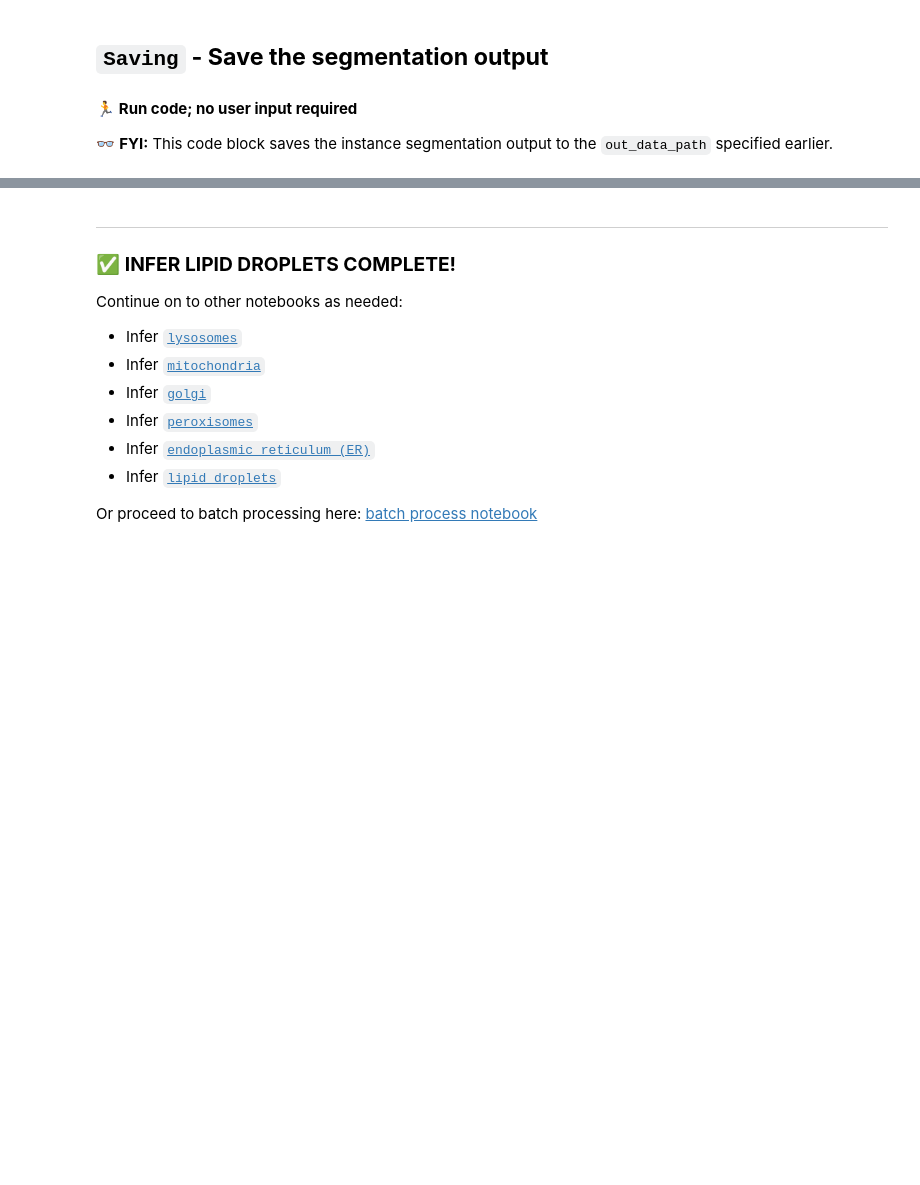
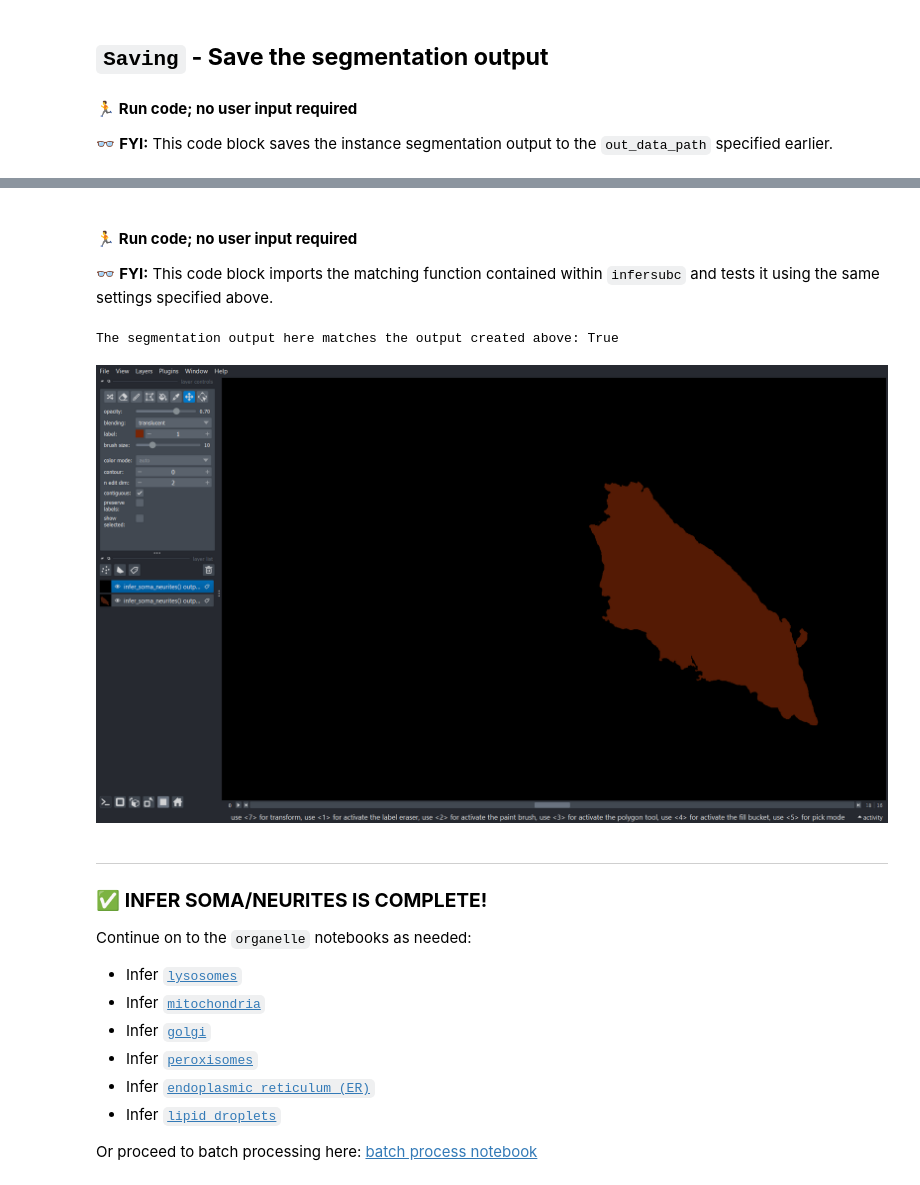
Before and after one commit to SCohenLab/infer-subc, a Jupyter notebook: notebooks/part_1_segmentation_workflows/1.8_infer_soma_neurites.ipynb, the cells around one changed output, grey strips where cells are left out. Cells and saved outputs as stored; diff of their text form; code cells hidden in the pictures; blank space fills up the shorter version.

```diff
--- a/notebooks/part_1_segmentation_workflows/1.8_infer_soma_neurites.ipynb
+++ b/notebooks/part_1_segmentation_workflows/1.8_infer_soma_neurites.ipynb
@@ -270,3 +283,6 @@ Afterwards, the soma segmentation is added to Napari for visualization.
 # %%
+# segment the soma from the cell mask
 soma_initial = infer_soma_from_mask(cell_mask, radii_mask, method)
-viewer.add_labels(soma_initial, name="Initial Soma Segmentation", scale=scale)
+
+# adding image to Napari as a new layer
+viewer.add_image(soma_initial, name="Initial Soma Segmentation", scale=scale, blending='additive', colormap='magenta')
@@ -288,3 +307,6 @@ Using the radii found in step 2, smaller sections of the neurites are temporaril
 # %%
+# segment the neurites from the soma and cell mask; apply size filter to exclude small pieces
 neurites_initial = infer_neurites_from_mask(cell_mask, radii_mask, soma_initial, method)
-viewer.add_labels(neurites_initial, name="Initial Neurite Segmentation", scale=scale)
+
+# adding image to Napari as a new layer
+viewer.add_image(neurites_initial, name="Initial Neurite Segmentation", scale=scale, blending='additive', colormap='cyan')
@@ -309,3 +338,6 @@ The below block of code uses the cleaned up soma segmentation to resegment the n
 # %%
+# refine the neurite segmentation to include small fragments identified in step 4 that were NOT connected to the soma
 neurites_cleaned = clean_neurites_from_soma(cell_mask, soma_cleaned)
-viewer.add_labels(neurites_cleaned, "Final Neurite Segmentation", scale=scale)
+
+# adding image to Napari as a new layer
+viewer.add_labels(neurites_cleaned, name="Final Neurite Segmentation", scale=scale)
@@ -321,3 +355,6 @@ The below block of code stacks the masks into one file for exports. These masks
 # %%
+# stack the soma and neurite masks for export
 soma_neurites = np.stack([soma_cleaned, neurites_cleaned])
-viewer.add_labels(soma_neurites, scale=scale, name="Soma and Neurites Stacked")
+
+# visualize the stacked masks in napari
+viewer.add_image(soma_neurites, scale=scale, name="Soma and Neurites Stacked")
@@ -384,24 +432,33 @@ print(f"The segmentation output here matches the output created above: {np.all(s
+# %% [markdown]
+#### &#x1F3C3; **Run code; no user input required**
+
+&#x1F453; **FYI:** This code block imports the matching function contained within `infersubc` and tests it using the same settings specified above.
 # %%
 # import soma_neurite function from infer_subc.organelles.cellmask and run soma and neurite segmentation function
 from infer_subc.organelles.cellmask import infer_soma_neurites
 som_neu_obj = infer_soma_neurites(cell_mask,  multichannel_input=multichannel_input, chan=chan, method=method)
 
 
 #confirm this output matches the output saved above
 print(f"The segmentation output here matches the output created above: {np.all(soma_neurites == som_neu_obj)}")
 
 # adding image to Napari as a new layer
-viewer.add_labels(somneu, scale=scale, name="infer_soma_neurites() output")
+viewer.layers.clear()
+viewer.add_labels(somneu[0], scale=scale, name="infer_soma_neurites() output - channel 0 (soma)")
+viewer.add_labels(somneu[1], scale=scale, name="infer_soma_neurites() output - channel 1 (neurites)")
 viewer.grid.enabled = True
 viewer.reset_view()
 
 # screenshot viewer
 nbscreenshot(viewer, canvas_only = False)
+# %% [output]
+The segmentation output here matches the output created above: True
+[figure, added]
 # %% [markdown]
 -------------
-### ✅ **INFER LIPID DROPLETS COMPLETE!**
+### ✅ **INFER SOMA/NEURITES IS COMPLETE!**
 
-Continue on to other notebooks as needed:
+Continue on to the `organelle` notebooks as needed:
 - Infer [`lysosomes`](1.2_infer_lysosome.ipynb)
 - Infer [`mitochondria`](1.3_infer_mitochondria.ipynb)
 - Infer [`golgi`](1.4_infer_golgi.ipynb)
```
Also changed, not shown: parts of 35 cells of this notebook, 15 other files.
